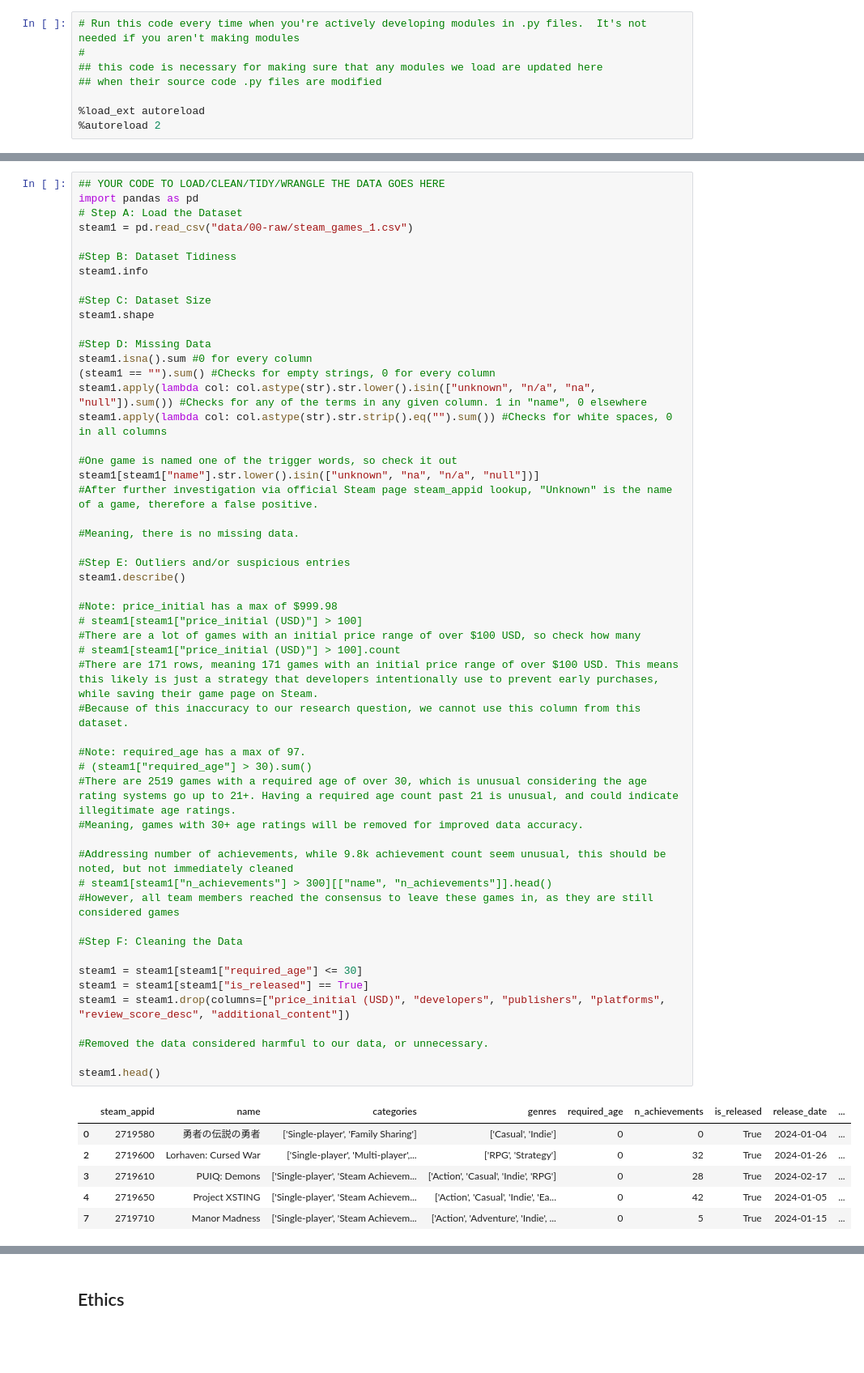
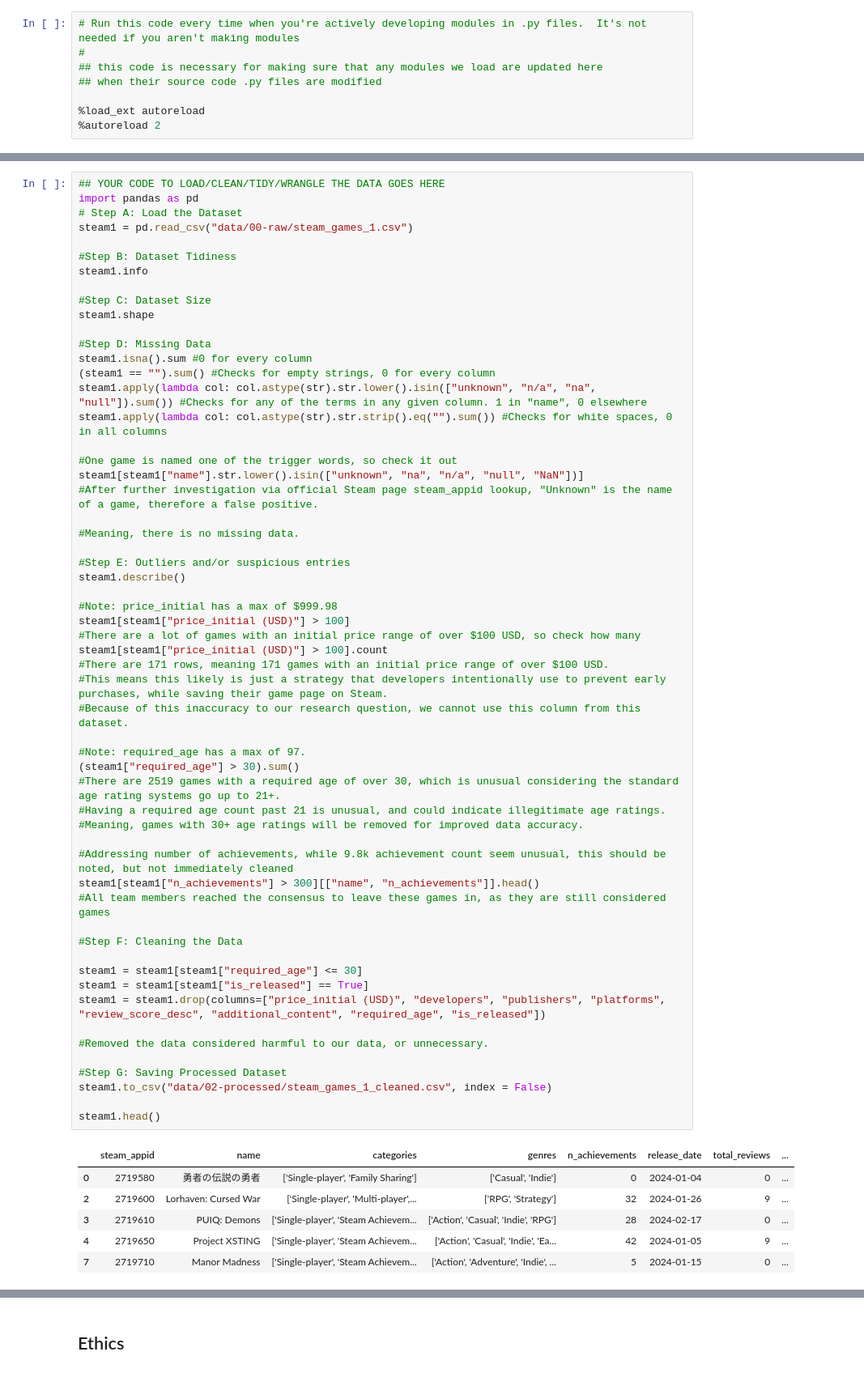
Before and after one commit to COGS108/Group100_WI26, a Jupyter notebook: 01-DataCheckpoint.ipynb, the cells around one changed output, grey strips where cells are left out. Shown at 81% size. Saved outputs shown, nothing was run; the diff lists cells and outputs as text; blank space fills up the shorter version.

Commit message:
Updated Dataset #2 with original dataset, made minor changes in code organization

```diff
--- a/01-DataCheckpoint.ipynb
+++ b/01-DataCheckpoint.ipynb
@@ -137,46 +165,51 @@ steam1.isna().sum #0 for every column
 (steam1 == "").sum() #Checks for empty strings, 0 for every column
 steam1.apply(lambda col: col.astype(str).str.lower().isin(["unknown", "n/a", "na", "null"]).sum()) #Checks for any of the terms in any given column. 1 in "name", 0 elsewhere
 steam1.apply(lambda col: col.astype(str).str.strip().eq("").sum()) #Checks for white spaces, 0 in all columns
 
 #One game is named one of the trigger words, so check it out
-steam1[steam1["name"].str.lower().isin(["unknown", "na", "n/a", "null"])]
+steam1[steam1["name"].str.lower().isin(["unknown", "na", "n/a", "null", "NaN"])]
 #After further investigation via official Steam page steam_appid lookup, "Unknown" is the name of a game, therefore a false positive.
 
 #Meaning, there is no missing data.
 
 #Step E: Outliers and/or suspicious entries
 steam1.describe()
 
 #Note: price_initial has a max of $999.98
-# steam1[steam1["price_initial (USD)"] > 100]
+steam1[steam1["price_initial (USD)"] > 100]
 #There are a lot of games with an initial price range of over $100 USD, so check how many
-# steam1[steam1["price_initial (USD)"] > 100].count
-#There are 171 rows, meaning 171 games with an initial price range of over $100 USD. This means this likely is just a strategy that developers intentionally use to prevent early purchases, while saving their game page on Steam.
+steam1[steam1["price_initial (USD)"] > 100].count
+#There are 171 rows, meaning 171 games with an initial price range of over $100 USD.
+#This means this likely is just a strategy that developers intentionally use to prevent early purchases, while saving their game page on Steam.
 #Because of this inaccuracy to our research question, we cannot use this column from this dataset.
 
 #Note: required_age has a max of 97.
-# (steam1["required_age"] > 30).sum()
-#There are 2519 games with a required age of over 30, which is unusual considering the age rating systems go up to 21+. Having a required age count past 21 is unusual, and could indicate illegitimate age ratings.
+(steam1["required_age"] > 30).sum()
+#There are 2519 games with a required age of over 30, which is unusual considering the standard age rating systems go up to 21+.
+#Having a required age count past 21 is unusual, and could indicate illegitimate age ratings.
 #Meaning, games with 30+ age ratings will be removed for improved data accuracy.
 
 #Addressing number of achievements, while 9.8k achievement count seem unusual, this should be noted, but not immediately cleaned
-# steam1[steam1["n_achievements"] > 300][["name", "n_achievements"]].head()
-#However, all team members reached the consensus to leave these games in, as they are still considered games
+steam1[steam1["n_achievements"] > 300][["name", "n_achievements"]].head()
+#All team members reached the consensus to leave these games in, as they are still considered games
 
 #Step F: Cleaning the Data
 
 steam1 = steam1[steam1["required_age"] <= 30]
 steam1 = steam1[steam1["is_released"] == True]
-steam1 = steam1.drop(columns=["price_initial (USD)", "developers", "publishers", "platforms", "review_score_desc", "additional_content"])
+steam1 = steam1.drop(columns=["price_initial (USD)", "developers", "publishers", "platforms", "review_score_desc", "additional_content", "required_age", "is_released"])
 
 #Removed the data considered harmful to our data, or unnecessary.
 
+#Step G: Saving Processed Dataset
+steam1.to_csv("data/02-processed/steam_games_1_cleaned.csv", index = False)
+
 steam1.head()
 # %% [output]
-|  | steam_appid | name | categories | genres | required_age | n_achievements | is_released | release_date | ... |
-| 0 | 2719580 | 勇者の伝説の勇者 | ['Single-player', 'Family Sharing'] | ['Casual', 'Indie'] | 0 | 0 | True | 2024-01-04 | ... |
-| 2 | 2719600 | Lorhaven: Cursed War | ['Single-player', 'Multi-player',... | ['RPG', 'Strategy'] | 0 | 32 | True | 2024-01-26 | ... |
-| 3 | 2719610 | PUIQ: Demons | ['Single-player', 'Steam Achievem... | ['Action', 'Casual', 'Indie', 'RPG'] | 0 | 28 | True | 2024-02-17 | ... |
-| 4 | 2719650 | Project XSTING | ['Single-player', 'Steam Achievem... | ['Action', 'Casual', 'Indie', 'Ea... | 0 | 42 | True | 2024-01-05 | ... |
-| 7 | 2719710 | Manor Madness | ['Single-player', 'Steam Achievem... | ['Action', 'Adventure', 'Indie', ... | 0 | 5 | True | 2024-01-15 | ... |
+|  | steam_appid | name | categories | genres | n_achievements | release_date | total_reviews | ... |
+| 0 | 2719580 | 勇者の伝説の勇者 | ['Single-player', 'Family Sharing'] | ['Casual', 'Indie'] | 0 | 2024-01-04 | 0 | ... |
+| 2 | 2719600 | Lorhaven: Cursed War | ['Single-player', 'Multi-player',... | ['RPG', 'Strategy'] | 32 | 2024-01-26 | 9 | ... |
+| 3 | 2719610 | PUIQ: Demons | ['Single-player', 'Steam Achievem... | ['Action', 'Casual', 'Indie', 'RPG'] | 28 | 2024-02-17 | 0 | ... |
+| 4 | 2719650 | Project XSTING | ['Single-player', 'Steam Achievem... | ['Action', 'Casual', 'Indie', 'Ea... | 42 | 2024-01-05 | 9 | ... |
+| 7 | 2719710 | Manor Madness | ['Single-player', 'Steam Achievem... | ['Action', 'Adventure', 'Indie', ... | 5 | 2024-01-15 | 0 | ... |
 # %% [markdown]
```
Also changed, not shown: parts of 8 cells of this notebook.
